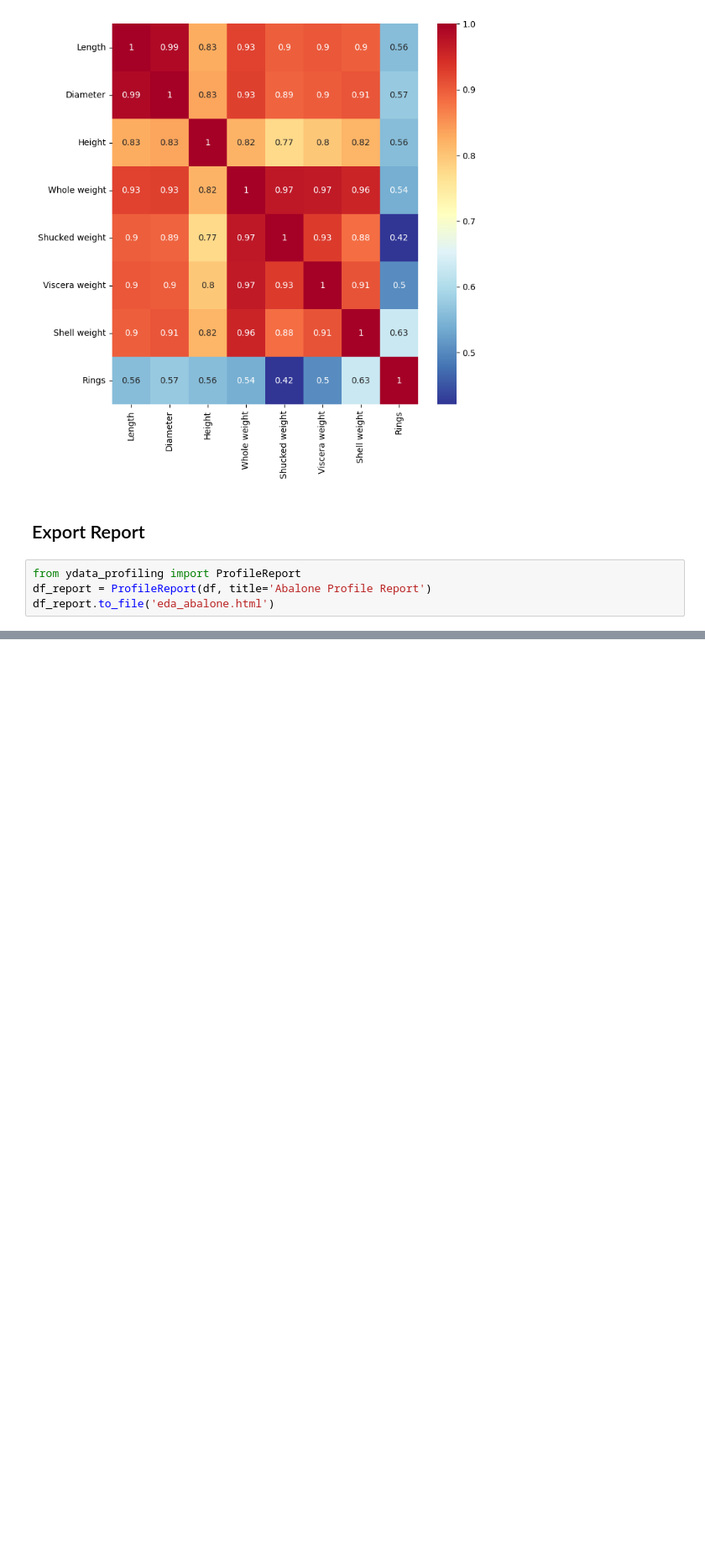
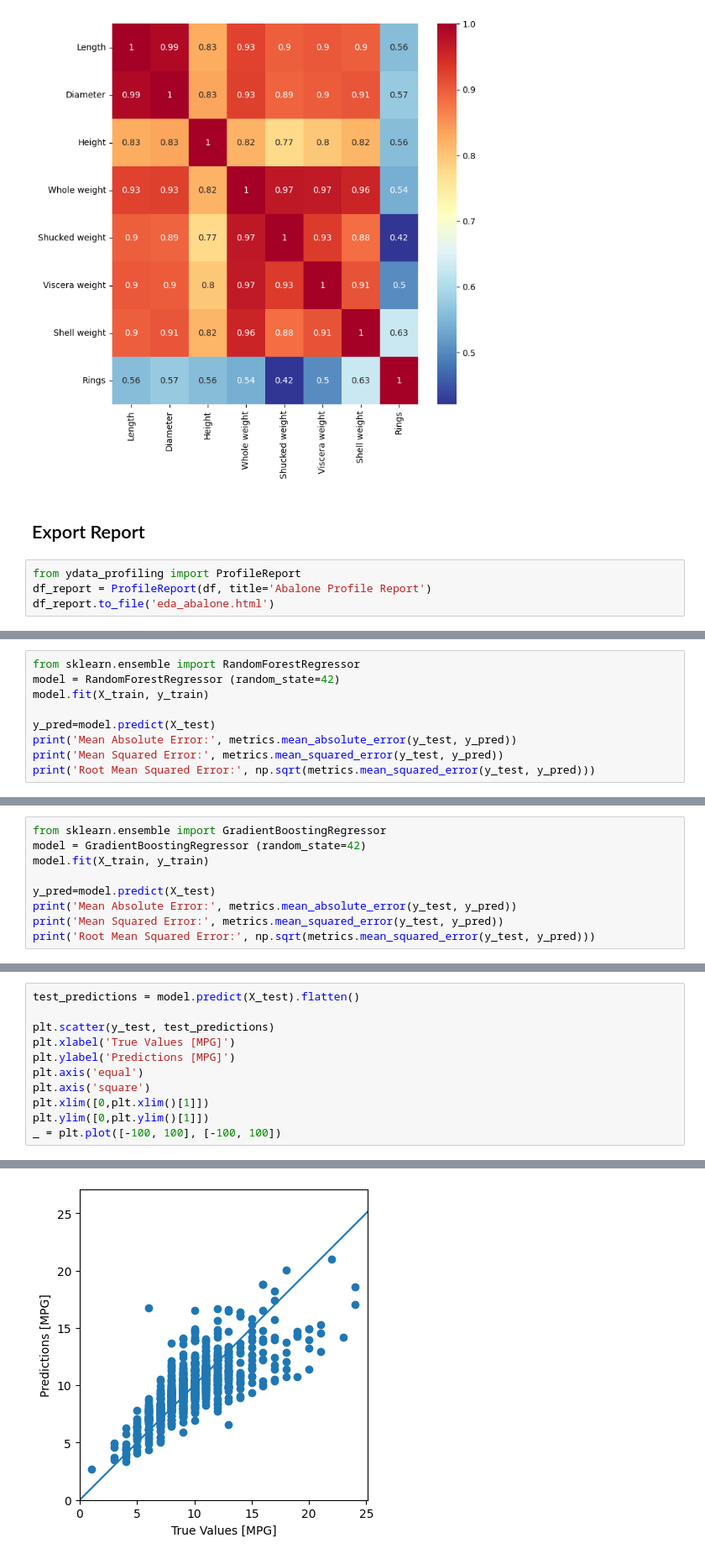
Before and after one commit to GPTeachersDay/TeamProject1, a Jupyter notebook: leeyeonjun/eda/eda_abalone.ipynb, the cells around one changed output, grey strips where cells are left out. Shown at 84% size. Drawn from its saved outputs; the diff is of its cells as text; blank space fills up the shorter version.

```diff
--- a/leeyeonjun/eda/eda_abalone.ipynb
+++ b/leeyeonjun/eda/eda_abalone.ipynb
@@ -142,0 +188,9 @@ df_report.to_file('eda_abalone.html')
+# %%
+from sklearn.ensemble import RandomForestRegressor
+model = RandomForestRegressor (random_state=42)
+model.fit(X_train, y_train)
+
+y_pred=model.predict(X_test)
+print('Mean Absolute Error:', metrics.mean_absolute_error(y_test, y_pred))
+print('Mean Squared Error:', metrics.mean_squared_error(y_test, y_pred))
+print('Root Mean Squared Error:', np.sqrt(metrics.mean_squared_error(y_test, y_pred)))
@@ -142,0 +201,9 @@ df_report.to_file('eda_abalone.html')
+# %%
+from sklearn.ensemble import GradientBoostingRegressor
+model = GradientBoostingRegressor (random_state=42)
+model.fit(X_train, y_train)
+
+y_pred=model.predict(X_test)
+print('Mean Absolute Error:', metrics.mean_absolute_error(y_test, y_pred))
+print('Mean Squared Error:', metrics.mean_squared_error(y_test, y_pred))
+print('Root Mean Squared Error:', np.sqrt(metrics.mean_squared_error(y_test, y_pred)))
@@ -142,0 +328,12 @@ df_report.to_file('eda_abalone.html')
+# %%
+test_predictions = model.predict(X_test).flatten()
+
+plt.scatter(y_test, test_predictions)
+plt.xlabel('True Values [MPG]')
+plt.ylabel('Predictions [MPG]')
+plt.axis('equal')
+plt.axis('square')
+plt.xlim([0,plt.xlim()[1]])
+plt.ylim([0,plt.ylim()[1]])
+_ = plt.plot([-100, 100], [-100, 100])
+# %% [output]
@@ -142,0 +341 @@ df_report.to_file('eda_abalone.html')
+[figure, added]
```
Also changed, not shown: parts of 18 cells of this notebook, 5 other files.
